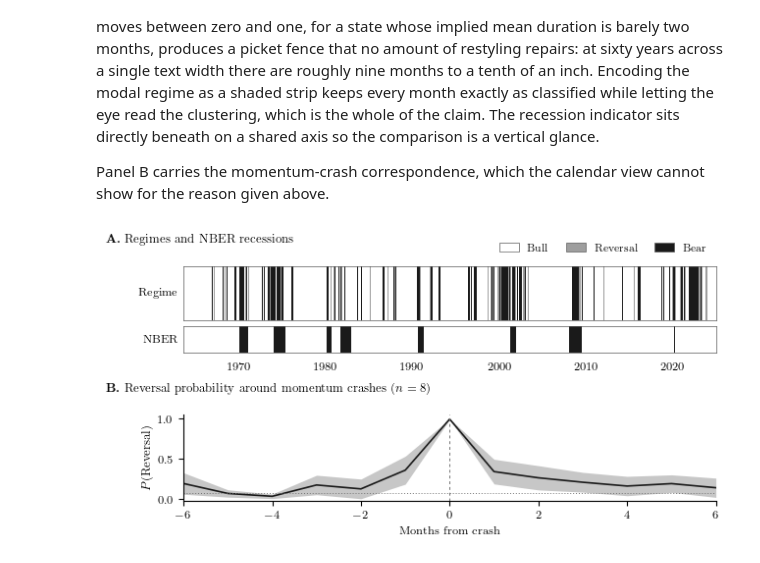
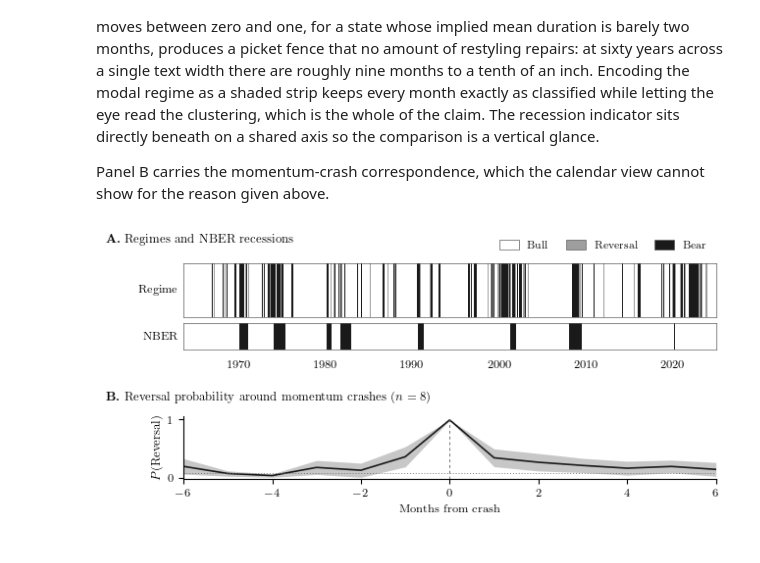
Before and after one commit to fcoibanez/regimeaware, a Jupyter notebook: notebooks/regime_characterization.ipynb, the cells around one changed output. Saved outputs shown, nothing was run; the diff lists cells and outputs as text; code cells hidden in the pictures.

```diff
--- a/notebooks/regime_characterization.ipynb
+++ b/notebooks/regime_characterization.ipynb
@@ -316,8 +316,8 @@ cannot show for the reason given above.
 # %%
 SHADE = {"Bull": "1.0", "Reversal": "0.62", "Bear": "0.10"}
 
-fig = plt.figure(figsize=(7, 3.1))
-outer = fig.add_gridspec(2, 1, height_ratios=[1.2, 1.2], hspace=0.72)
+fig = plt.figure(figsize=(7, 2.85))
+outer = fig.add_gridspec(2, 1, height_ratios=[1.25, 0.9], hspace=0.9)
 top = outer[0].subgridspec(2, 1, height_ratios=[1.0, 0.5], hspace=0.15)
 ax_ribbon = fig.add_subplot(top[0])
 ax_nber = fig.add_subplot(top[1])
@@ -379,33 +379,33 @@ for ax in [ax_ribbon, ax_nber]:
 ax_ribbon.tick_params(labelbottom=False)
 ax_nber.xaxis.set_major_locator(mdates.YearLocator(10))
 ax_nber.xaxis.set_major_formatter(mdates.DateFormatter("%Y"))
 ax_nber.tick_params(labelsize=8.5)
 
 mean_path = crash_window.mean(axis=1)
 se_path = crash_window.std(axis=1) / np.sqrt(crash_window.shape[1])
 
 ax_event.fill_between(crash_window.index, mean_path - se_path,
                       mean_path + se_path, color="0.78", lw=0)
 ax_event.plot(crash_window.index, mean_path, color="0.10", lw=1.2)
 ax_event.axvline(0, color="0.45", lw=0.7, ls=(0, (3, 3)))
 ax_event.axhline(crash_uncond, color="0.45", lw=0.7, ls=(0, (1, 2)))
 ax_event.set_xlim(crash_window.index[0], crash_window.index[-1])
 ax_event.set_ylim(-0.02, 1.05)
 ax_event.set_xticks(range(-6, 7, 2))
 ax_event.set_xlabel("Months from crash", fontsize=8.5)
 ax_event.set_ylabel(r"$P(\mathrm{Reversal})$", fontsize=9)
 ax_event.tick_params(labelsize=8.5)
 for side in ["top", "right"]:
     ax_event.spines[side].set_visible(False)
 
 fig.text(0.012, 0.985, r"\textbf{A.} Regimes and NBER recessions",
          fontsize=9, va="top")
-fig.text(0.012, 0.50,
+fig.text(0.012, ax_event.get_position().y1 + 0.05,
          r"\textbf{B.} Reversal probability around momentum crashes"
-         f" ($n={crash_window.shape[1]}$)", fontsize=9, va="top")
+         f" ($n={crash_window.shape[1]}$)", fontsize=9, va="bottom")
 
 plt.savefig(f"{DataConstants.WDIR.value}/img/regime_timeline.pdf", dpi=300,
             transparent=True, bbox_inches="tight")
 plt.show()
 # %% [output]
-[figure, old version]
+[figure, new version]
```
Also changed, not shown: 1 other file.
